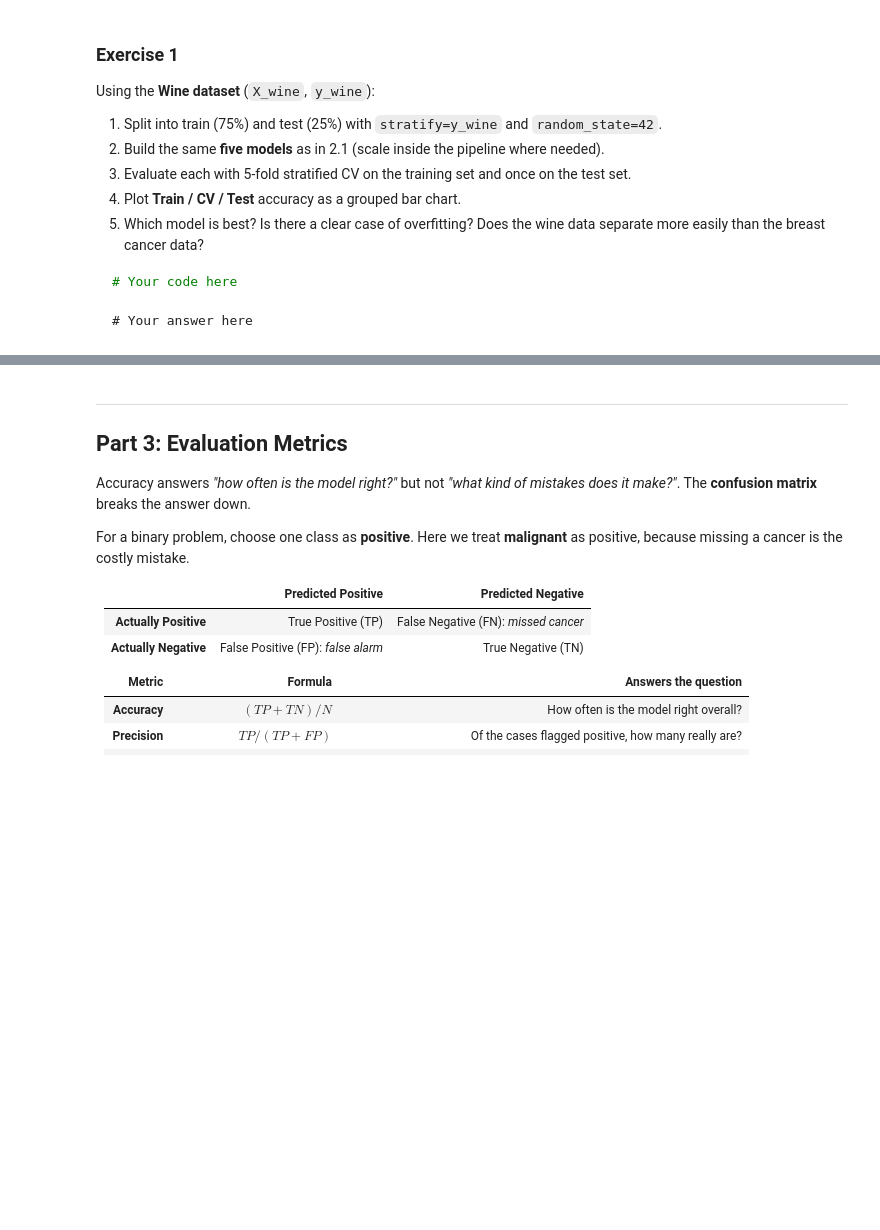
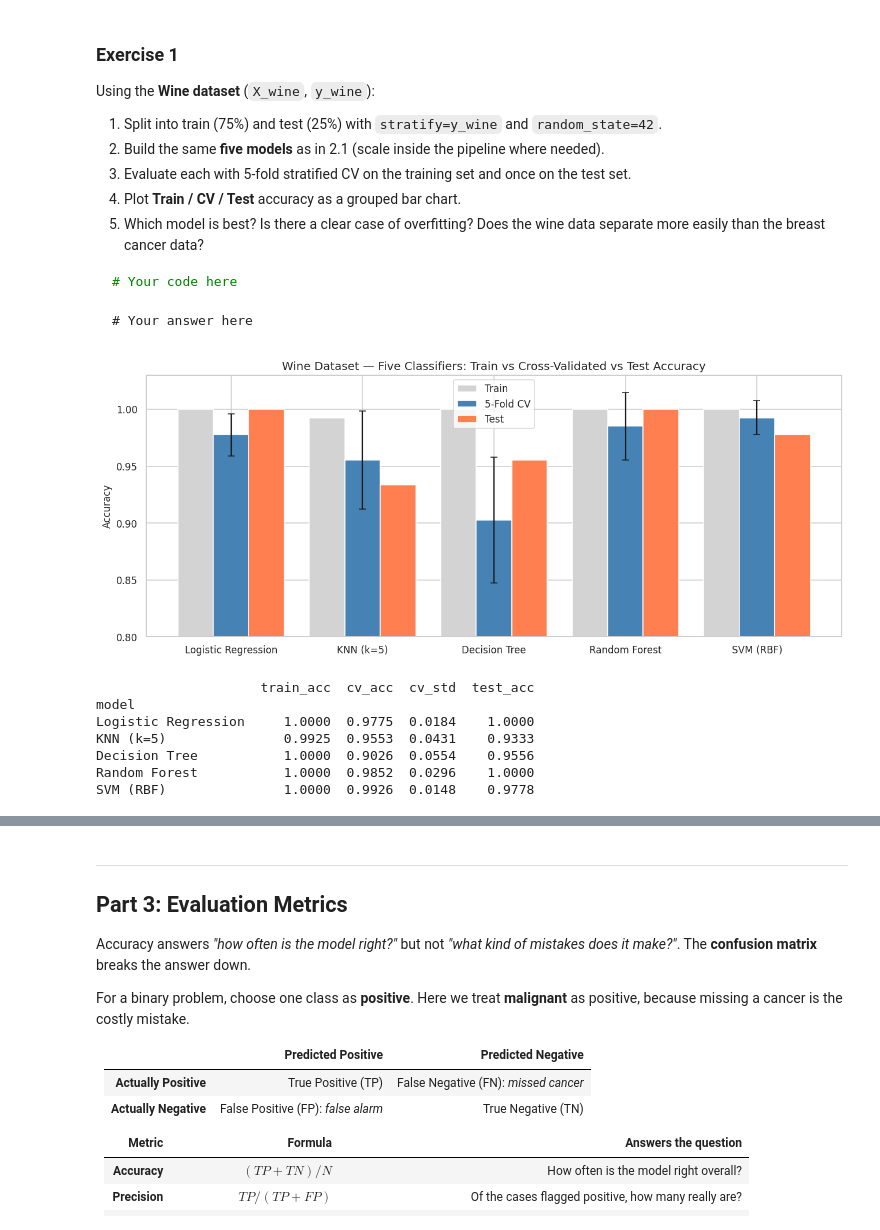
Before and after one commit to sahibshakhayev/IntroToDS, a Jupyter notebook: Solved/LB_W7.ipynb, the cells around one changed output, grey strips where cells are left out. Drawn from its saved outputs; the diff is of its cells as text; code cells hidden in the pictures; blank space fills up the shorter version.

````diff
--- a/Solved/LB_W7.ipynb
+++ b/Solved/LB_W7.ipynb
@@ -319,3 +319,77 @@ Using the **Wine dataset** (`X_wine`, `y_wine`):
 ```
 # Your answer here
 ```
+# %%
+# 1. Stratified 75% / 25% train-test split on the Wine dataset
+X_w_train, X_w_test, y_w_train, y_w_test = train_test_split(
+    X_wine, y_wine, test_size=0.25, stratify=y_wine, random_state=42
+)
+
+# 2. Build the same five models as in 2.1 (with StandardScaler inside pipelines where needed)
+wine_models = {
+    "Logistic Regression": Pipeline([
+        ("scaler", StandardScaler()),
+        ("clf", LogisticRegression(max_iter=5000, random_state=42))
+    ]),
+    "KNN (k=5)": Pipeline([
+        ("scaler", StandardScaler()),
+        ("clf", KNeighborsClassifier(n_neighbors=5))
+    ]),
+    "Decision Tree": Pipeline([
+        ("clf", DecisionTreeClassifier(random_state=42))
+    ]),
+    "Random Forest": Pipeline([
+        ("clf", RandomForestClassifier(n_estimators=200, random_state=42))
+    ]),
+    "SVM (RBF)": Pipeline([
+        ("scaler", StandardScaler()),
+        ("clf", SVC(probability=True, random_state=42))
+    ]),
+}
+
+# 3. Evaluate with 5-fold stratified CV on train, then fit on train and score on test
+cv = StratifiedKFold(n_splits=5, shuffle=True, random_state=42)
+
+wine_rows = []
+for name, pipe in wine_models.items():
+    cv_scores = cross_val_score(pipe, X_w_train, y_w_train, cv=cv, scoring="accuracy")
+    pipe.fit(X_w_train, y_w_train)
+    wine_rows.append({
+        "model":     name,
+        "train_acc": pipe.score(X_w_train, y_w_train),
+        "cv_acc":    cv_scores.mean(),
+        "cv_std":    cv_scores.std(),
+        "test_acc":  pipe.score(X_w_test, y_w_test),
+    })
+
+wine_results_df = pd.DataFrame(wine_rows).set_index("model")
+
+# 4. Plot Train / CV / Test accuracy as a grouped bar chart
+fig, ax = plt.subplots(figsize=(12, 5))
+x = np.arange(len(wine_results_df))
+width = 0.27
+
+ax.bar(x - width, wine_results_df["train_acc"], width, label="Train", color="lightgrey", edgecolor="white")
+ax.bar(x,         wine_results_df["cv_acc"],    width, yerr=wine_results_df["cv_std"], capsize=4,
+       label="5-Fold CV", color="steelblue", edgecolor="white")
+ax.bar(x + width, wine_results_df["test_acc"],  width, label="Test", color="coral", edgecolor="white")
+
+ax.set_xticks(x)
+ax.set_xticklabels(wine_results_df.index)
+ax.set_ylim(0.80, 1.03)
+ax.set_ylabel("Accuracy")
+ax.set_title("Wine Dataset — Five Classifiers: Train vs Cross-Validated vs Test Accuracy")
+ax.legend()
+plt.tight_layout()
+plt.show()
+
+print(wine_results_df.round(4).to_string())
+# %% [output]
+[figure, added]
+                     train_acc  cv_acc  cv_std  test_acc
+model
+Logistic Regression     1.0000  0.9775  0.0184    1.0000
+KNN (k=5)               0.9925  0.9553  0.0431    0.9333
+Decision Tree           1.0000  0.9026  0.0554    0.9556
+Random Forest           1.0000  0.9852  0.0296    1.0000
+SVM (RBF)               1.0000  0.9926  0.0148    0.9778
````
Also changed, not shown: parts of 1 cell of this notebook.
